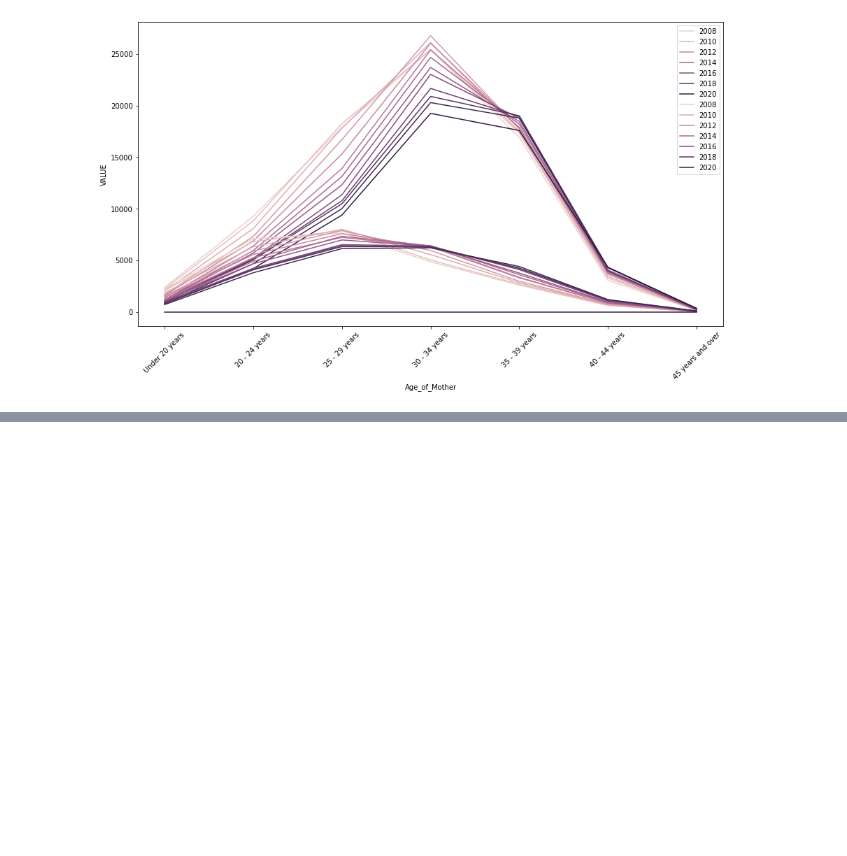
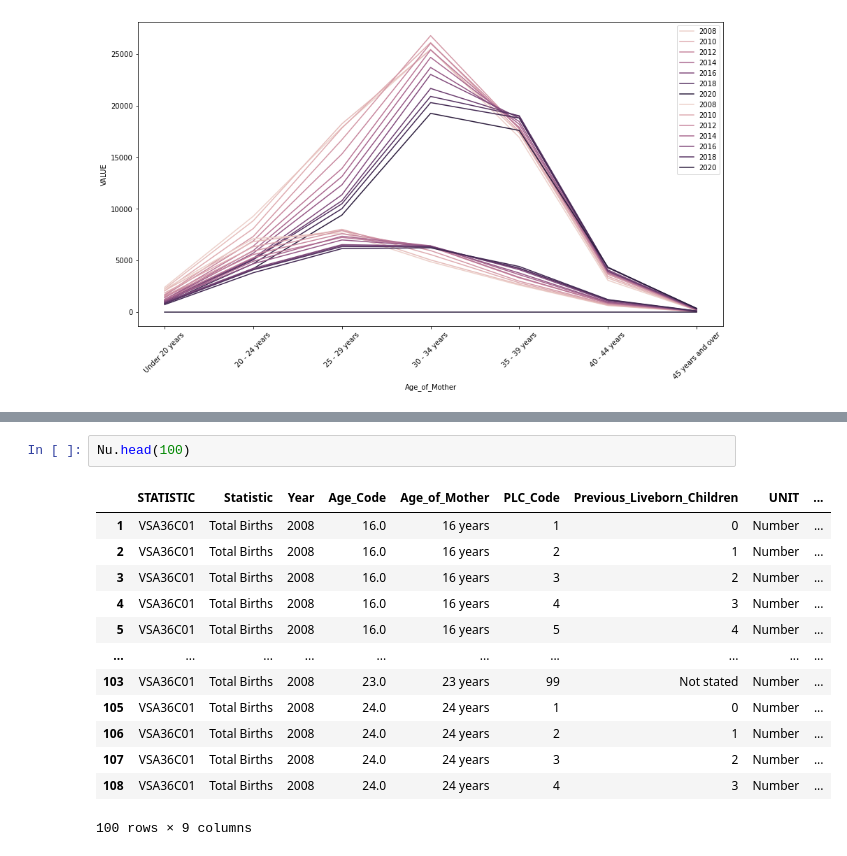
Before and after one commit to VCurry20/PDARandomData, a Jupyter notebook: Data Analysis Project.ipynb, the cells around one changed output, grey strips where cells are left out. Saved outputs shown, nothing was run; the diff lists cells and outputs as text; blank space fills up the shorter version.

```diff
--- a/Data Analysis Project.ipynb
+++ b/Data Analysis Project.ipynb
@@ -1136,0 +1274,16 @@ memory usage: 463.6+ KB
+# %%
+Nu.head(100)
+# %% [output]
+|  | STATISTIC | Statistic | Year | Age_Code | Age_of_Mother | PLC_Code | Previous_Liveborn_Children | UNIT | ... |
+| 1 | VSA36C01 | Total Births | 2008 | 16.0 | 16 years | 1 | 0 | Number | ... |
+| 2 | VSA36C01 | Total Births | 2008 | 16.0 | 16 years | 2 | 1 | Number | ... |
+| 3 | VSA36C01 | Total Births | 2008 | 16.0 | 16 years | 3 | 2 | Number | ... |
+| 4 | VSA36C01 | Total Births | 2008 | 16.0 | 16 years | 4 | 3 | Number | ... |
+| 5 | VSA36C01 | Total Births | 2008 | 16.0 | 16 years | 5 | 4 | Number | ... |
+| ... | ... | ... | ... | ... | ... | ... | ... | ... | ... |
+| 103 | VSA36C01 | Total Births | 2008 | 23.0 | 23 years | 99 | Not stated | Number | ... |
+| 105 | VSA36C01 | Total Births | 2008 | 24.0 | 24 years | 1 | 0 | Number | ... |
+| 106 | VSA36C01 | Total Births | 2008 | 24.0 | 24 years | 2 | 1 | Number | ... |
+| 107 | VSA36C01 | Total Births | 2008 | 24.0 | 24 years | 3 | 2 | Number | ... |
+| 108 | VSA36C01 | Total Births | 2008 | 24.0 | 24 years | 4 | 3 | Number | ... |
+100 rows × 9 columns
```
Also changed, not shown: parts of 27 cells of this notebook, 3 other files.
